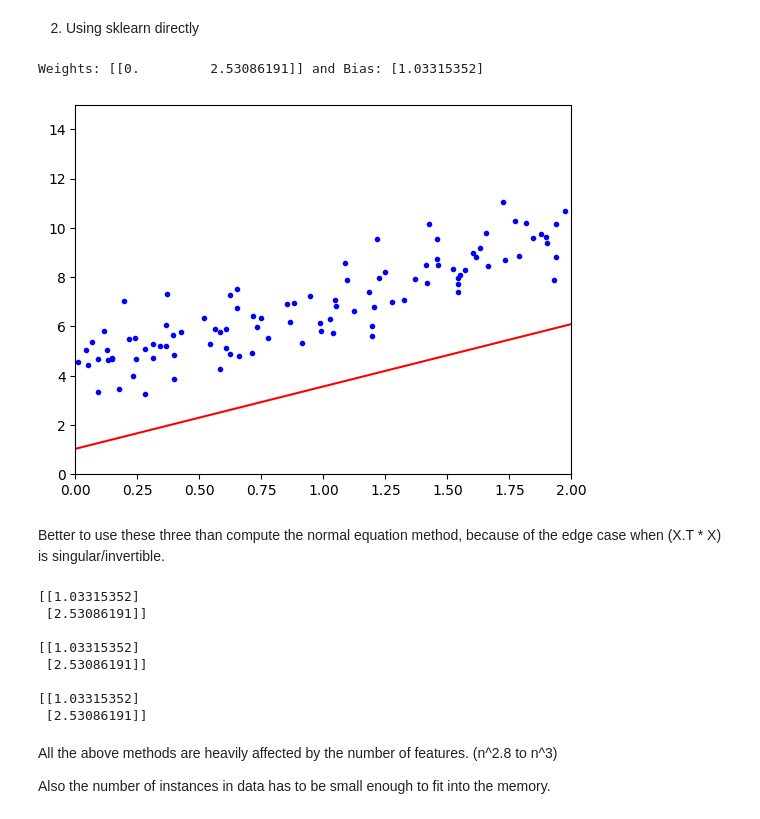
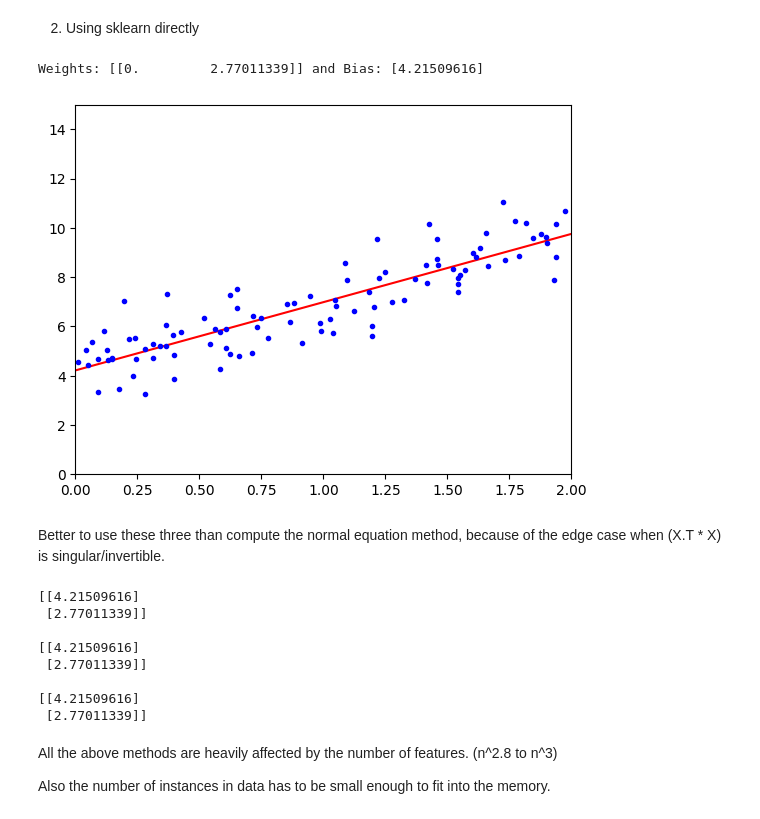
Before and after one commit to VanshSinghavi/Machine-Learning-Basics, a Jupyter notebook: models.ipynb, the cells around one changed output. Drawn from its saved outputs; the diff is of its cells as text; code cells hidden in the pictures.

```diff
--- a/models.ipynb
+++ b/models.ipynb
@@ -44,17 +44,17 @@ plt.show()
 # %%
 from sklearn.linear_model import LinearRegression
 
 lin_reg = LinearRegression()
-lin_reg.fit(X_b, y)
+lin_reg.fit(X_b, y_linear)
 print("Weights:", lin_reg.coef_, "and Bias:", lin_reg.intercept_)
 
 plt.plot(X_new, lin_reg.predict(X_new_b), 'r-')
 plt.plot(X_linear_data, y_linear, 'b.')
 plt.axis([0,2,0,15])
 plt.show()
 # %% [output]
-Weights: [[0.         2.53086191]] and Bias: [1.03315352]
+Weights: [[0.         2.77011339]] and Bias: [4.21509616]
-[figure, old version]
+[figure, new version]
 # %% [markdown]
 Better to use these three than compute the normal equation method, because of the edge case when (X.T * X) is singular/invertible.
 # %%
@@ -62,22 +62,22 @@ Better to use these three than compute the normal equation method, because of th
 # Using the function itself
 import scipy as sp
 # %%
-theta_best_svd, residuals, ranks, s = np.linalg.lstsq(X_b, y, rcond=1e-6)
+theta_best_svd, residuals, ranks, s = np.linalg.lstsq(X_b, y_linear, rcond=1e-6)
 
 # OR
 
-theta_best_pinv = np.linalg.pinv(X_b).dot(y)
+theta_best_pinv = np.linalg.pinv(X_b).dot(y_linear)
 
 print(theta_best, theta_best_pinv, theta_best_svd, sep='\n\n')
 # %% [output]
-[[1.03315352]
- [2.53086191]]
+[[4.21509616]
+ [2.77011339]]
 
-[[1.03315352]
- [2.53086191]]
+[[4.21509616]
+ [2.77011339]]
 
-[[1.03315352]
- [2.53086191]]
+[[4.21509616]
+ [2.77011339]]
 # %% [markdown]
 All the above methods are heavily affected by the number of features. (n^2.8 to n^3)
 
```
Also changed, not shown: parts of 14 cells of this notebook.
